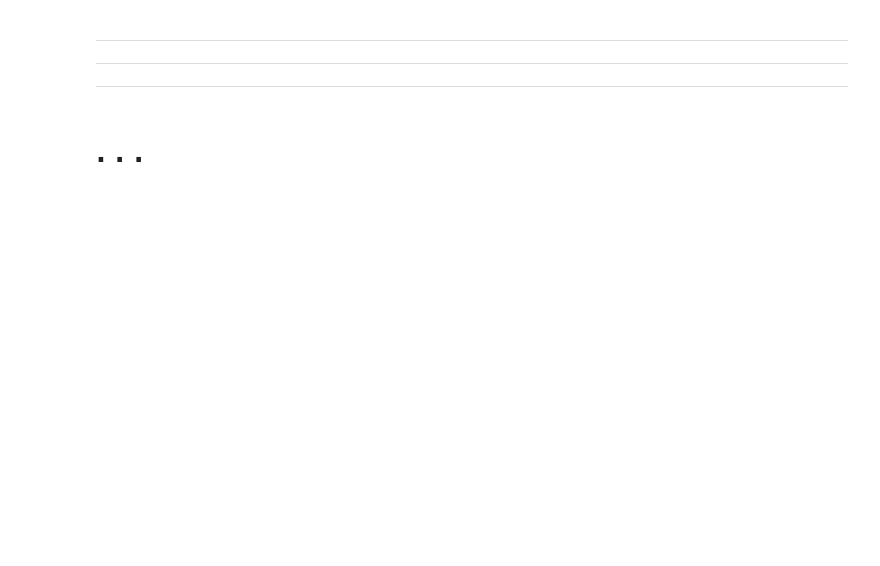
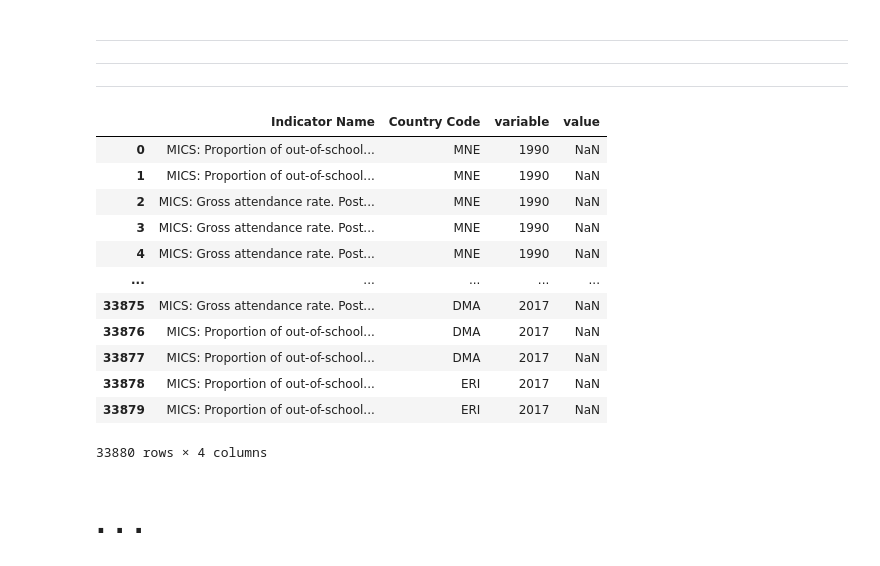
Before and after one commit to Harounnn/eDash, a Jupyter notebook: src/notebook/EDA.ipynb, the cells around one changed output. Saved outputs shown, nothing was run; the diff lists cells and outputs as text; code cells hidden in the pictures; blank space fills up the shorter version.

```diff
--- a/src/notebook/EDA.ipynb
+++ b/src/notebook/EDA.ipynb
@@ -276,3 +276,4 @@ for i in range(0,len(ed_ind)):
 ***
 # %%
-df[(df['Topic'] != 'Tertiary Education (SABER)') & (df['Topic'] != 'Education Management Information Systems (SABER)')]
+f = (df['Topic'] != 'Tertiary Education (SABER)') & (df['Topic'] != 'Education Management Information Systems (SABER)')
+df = df[f]
@@ -338,7 +329,26 @@ for i in range(0,len(ed_ind)):
 ***
+# %%
+selected_indicators = ['MICS: Gross attendance rate. Post Secondary. Female','MICS: Gross attendance rate. Post Secondary. Male','MICS: Gross attendance rate. Post Secondary','MICS: Proportion of out-of-school. Primary. Female','MICS: Proportion of out-of-school. Primary. Male','MICS: Proportion of out-of-school. Primary.']
+fl = (df['Indicator Name'] == selected_indicators[0]) | (df['Indicator Name'] == selected_indicators[1]) | (df['Indicator Name'] == selected_indicators[2]) | (df['Indicator Name'] == selected_indicators[3]) | (df['Indicator Name'] == selected_indicators[4]) | (df['Indicator Name'] == selected_indicators[5])
+df = df[fl]
 # %% [markdown]
 ***
 ***
 ***
 # %%
-#tmp = pd.melt(df,id_vars=['Indicator Name','Country Code','Topic'],value_vars=[str(i) for i in range(1990,2018)])
+tmp = pd.melt(df,id_vars=['Indicator Name','Country Code'],value_vars=[str(i) for i in range(1990,2018)])
+tmp
+# %% [output]
+|  | Indicator Name | Country Code | variable | value |
+| 0 | MICS: Proportion of out-of-school... | MNE | 1990 | NaN |
+| 1 | MICS: Proportion of out-of-school... | MNE | 1990 | NaN |
+| 2 | MICS: Gross attendance rate. Post... | MNE | 1990 | NaN |
+| 3 | MICS: Gross attendance rate. Post... | MNE | 1990 | NaN |
+| 4 | MICS: Gross attendance rate. Post... | MNE | 1990 | NaN |
+| ... | ... | ... | ... | ... |
+| 33875 | MICS: Gross attendance rate. Post... | DMA | 2017 | NaN |
+| 33876 | MICS: Proportion of out-of-school... | DMA | 2017 | NaN |
+| 33877 | MICS: Proportion of out-of-school... | DMA | 2017 | NaN |
+| 33878 | MICS: Proportion of out-of-school... | ERI | 2017 | NaN |
+| 33879 | MICS: Proportion of out-of-school... | ERI | 2017 | NaN |
+33880 rows × 4 columns
```
Also changed, not shown: parts of 5 cells of this notebook, 1 other file.
